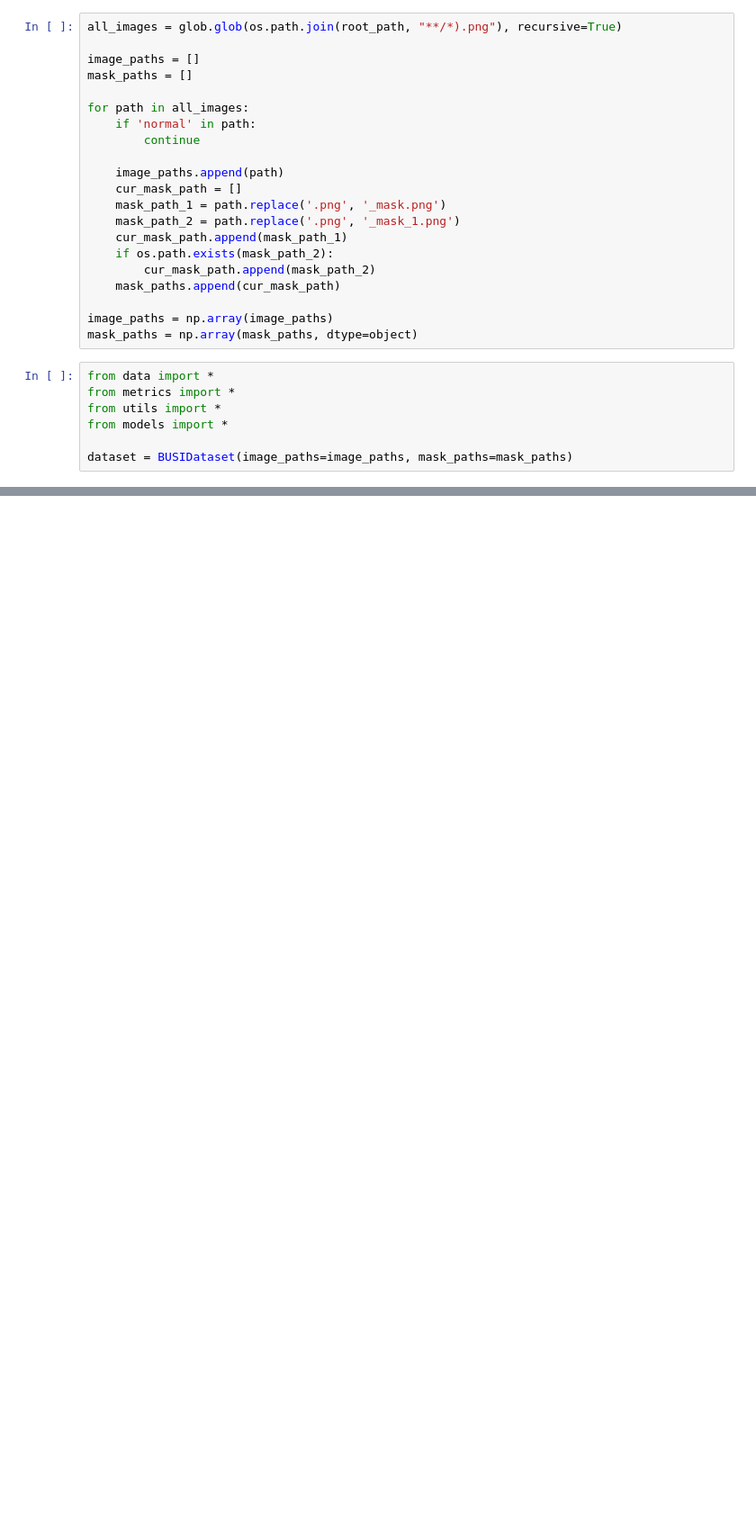
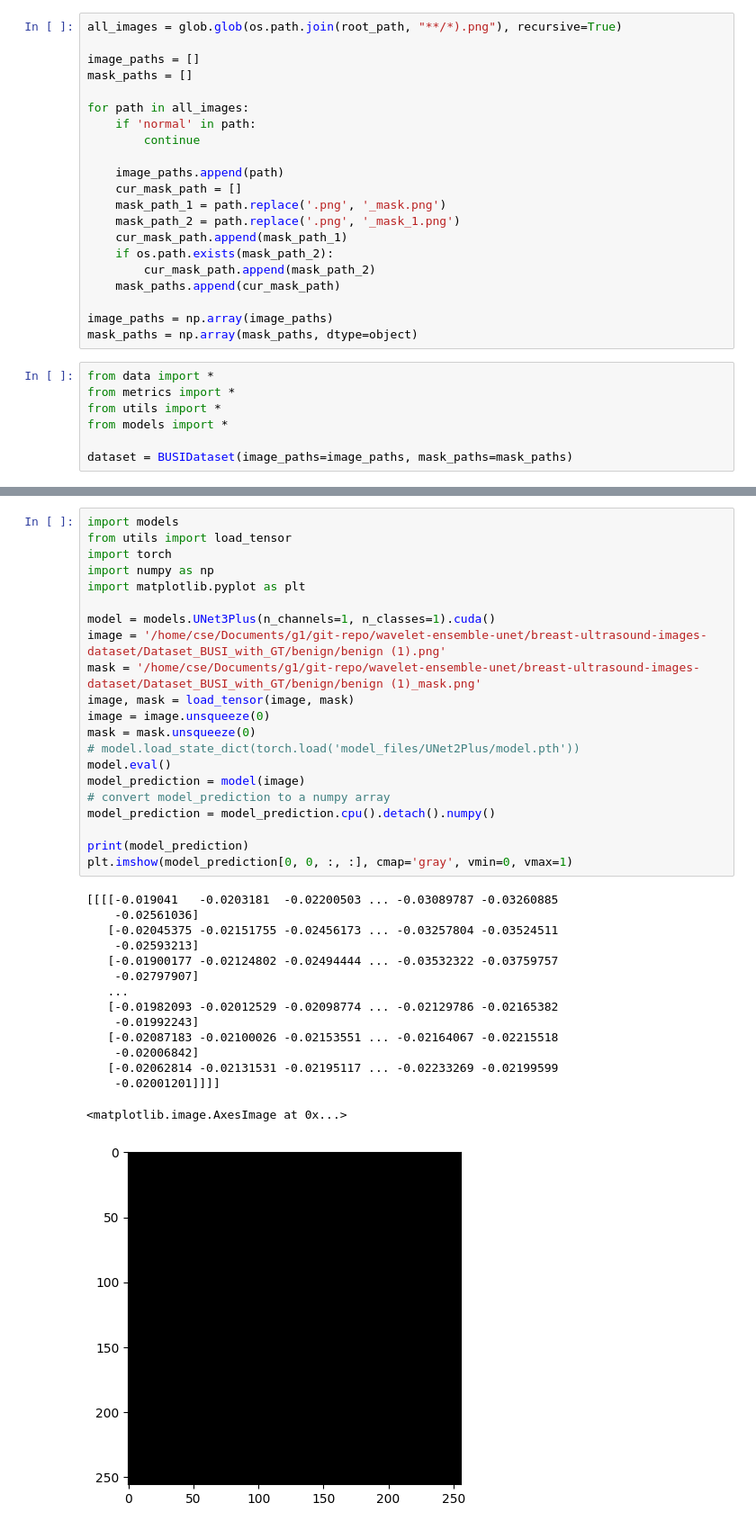
Before and after one commit to Ssshanto/wavelet-ensemble-unet, a Jupyter notebook: debugging.ipynb, the cells around one changed output, grey strips where cells are left out. Shown: that part at 90% size. Cells and saved outputs as stored; diff of their text form; blank space fills up the shorter version.

```diff
--- a/debugging.ipynb
+++ b/debugging.ipynb
@@ -309,0 +148,37 @@ tensor(6.7759, device='cuda:0', grad_fn=<MaxBackward1>) tensor(0., device='cuda:
+# %%
+import models
+from utils import load_tensor
+import torch
+import numpy as np
+import matplotlib.pyplot as plt
+
+model = models.UNet3Plus(n_channels=1, n_classes=1).cuda()
+image = '/home/cse/Documents/g1/git-repo/wavelet-ensemble-unet/breast-ultrasound-images-dataset/Dataset_BUSI_with_GT/benign/benign (1).png'
+mask = '/home/cse/Documents/g1/git-repo/wavelet-ensemble-unet/breast-ultrasound-images-dataset/Dataset_BUSI_with_GT/benign/benign (1)_mask.png'
+image, mask = load_tensor(image, mask)
+image = image.unsqueeze(0)
+mask = mask.unsqueeze(0)
+# model.load_state_dict(torch.load('model_files/UNet2Plus/model.pth'))
+model.eval()
+model_prediction = model(image)
+# convert model_prediction to a numpy array
+model_prediction = model_prediction.cpu().detach().numpy()
+
+print(model_prediction)
+plt.imshow(model_prediction[0, 0, :, :], cmap='gray', vmin=0, vmax=1)
+# %% [output]
+[[[[-0.019041   -0.0203181  -0.02200503 ... -0.03089787 -0.03260885
+    -0.02561036]
+   [-0.02045375 -0.02151755 -0.02456173 ... -0.03257804 -0.03524511
+    -0.02593213]
+   [-0.01900177 -0.02124802 -0.02494444 ... -0.03532322 -0.03759757
+    -0.02797907]
+   ...
+   [-0.01982093 -0.02012529 -0.02098774 ... -0.02129786 -0.02165382
+    -0.01992243]
+   [-0.02087183 -0.02100026 -0.02153551 ... -0.02164067 -0.02215518
+    -0.02006842]
+   [-0.02062814 -0.02131531 -0.02195117 ... -0.02233269 -0.02199599
+    -0.02001201]]]]
+<matplotlib.image.AxesImage at 0x...>
+[figure, added]
```
Also changed, not shown: parts of 7 cells of this notebook, 11 other files.
